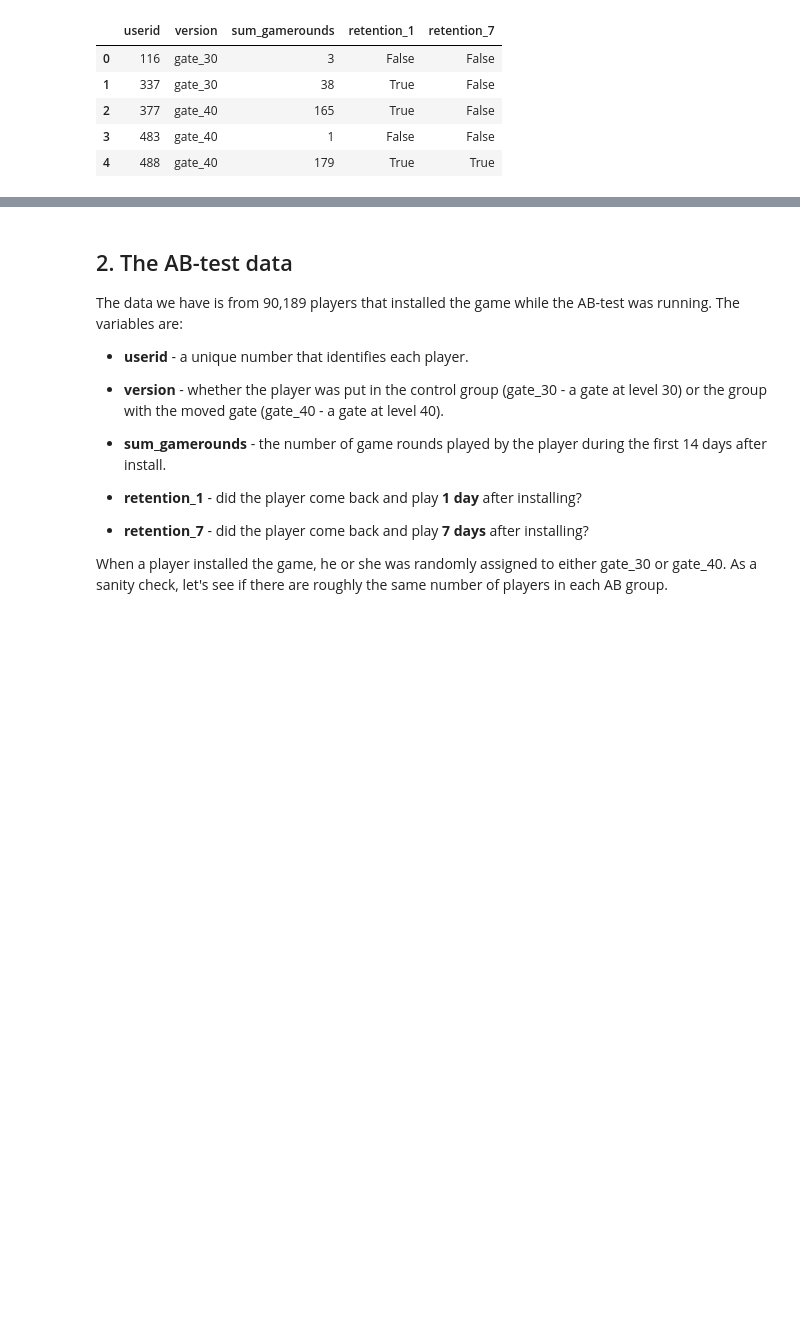
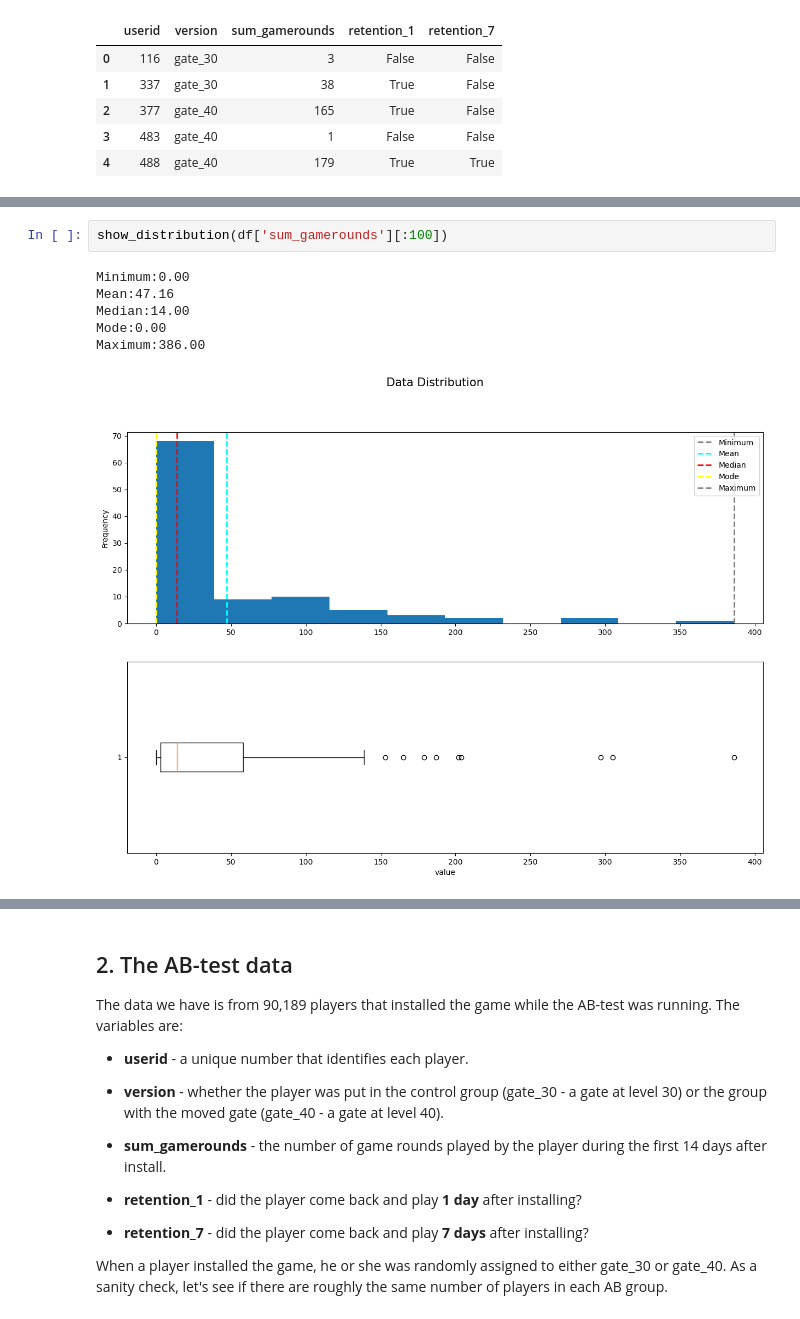
Before and after one commit to KdrDrn/04_PROJECTS, a Jupyter notebook: 27_Kaggle_Mobile_Games_A-B_Testing_with_Cookie_Cats/Mobile Games A-B Testing with Cookie Cats.ipynb, the cells around one changed output, grey strips where cells are left out. Cells and saved outputs as stored; diff of their text form; blank space fills up the shorter version.

```diff
--- a/27_Kaggle_Mobile_Games_A-B_Testing_with_Cookie_Cats/Mobile Games A-B Testing with Cookie Cats.ipynb
+++ b/27_Kaggle_Mobile_Games_A-B_Testing_with_Cookie_Cats/Mobile Games A-B Testing with Cookie Cats.ipynb
@@ -518,0 +475,9 @@ plt.show()
+# %%
+show_distribution(df['sum_gamerounds'][:100])
+# %% [output]
+Minimum:0.00
+Mean:47.16
+Median:14.00
+Mode:0.00
+Maximum:386.00
+[figure, added]
```
Also changed, not shown: parts of 49 cells of this notebook.
